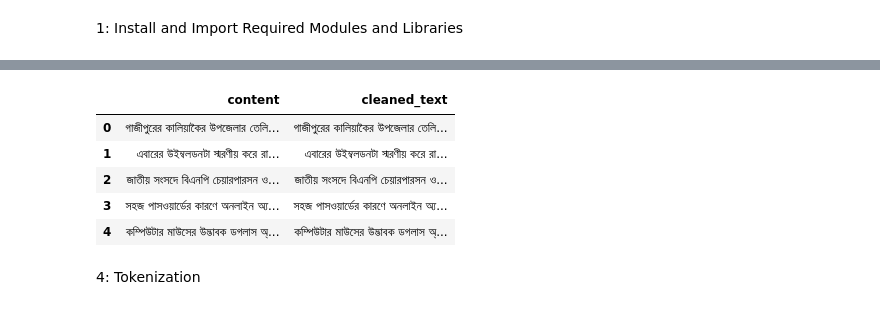
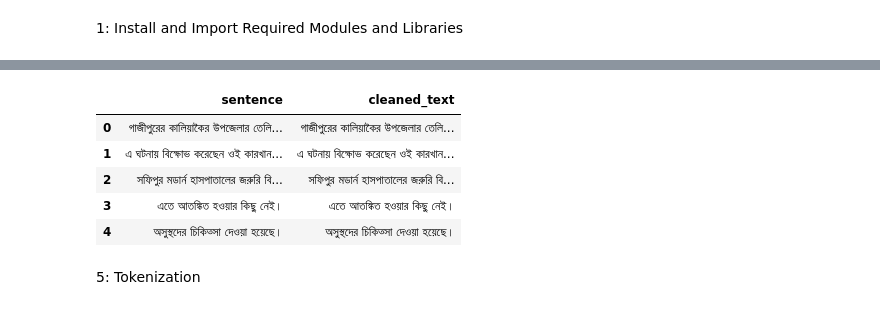
Before and after one commit to thetrishir/Brammerly, a Jupyter notebook: data_preparation.ipynb, the cells around one changed output, grey strips where cells are left out. Saved outputs shown, nothing was run; the diff lists cells and outputs as text; code cells hidden in the pictures.

```diff
--- a/data_preparation.ipynb
+++ b/data_preparation.ipynb
@@ -63,0 +79,14 @@ memory usage: 312.6+ KB
+# %%
+def bangla_articles_sentence(text):
+    # Regular expression pattern for Bangla sentence boundaries (assuming sentences end with punctuation)
+    sentences = re.split(r'(?<=[।?!])', text)
+    return [sentence.strip() for sentence in sentences if sentence]
+
+# Create a new DataFrame with one sentence per row
+df = pd.DataFrame({
+    'sentence': [sentence for article in main_data['content'].fillna('') for sentence in bangla_articles_sentence(article)]
+})
+
+df.info()
+df
+#print(df['sentence'].iloc[5])
@@ -65,0 +131,5 @@ memory usage: 312.6+ KB
+# %%
+#remove duplicate values
+df.drop_duplicates(inplace=True)
+
+print('Number of available rows after dropping duplicates:',df.shape[0])
@@ -65,0 +138,14 @@ memory usage: 312.6+ KB
+# %%
+# Count rows with only one word, one letter, only punctuation, or only whitespace
+counts = {
+    "one_word": df['sentence'].str.match(r'^[\u0980-\u09FF]+$|^\w+$').sum(),
+    "one_letter": df['sentence'].str.match(r'^[\u0980-\u09FF]$|^[^\W\d_]$').sum(),
+    "only_punctuation": df['sentence'].str.match(r'^[^\w\s]+$').sum(),
+    "only_space": df['sentence'].str.match(r'^\s*$').sum(),
+}
+print("Counts:", counts)
+
+# Drop rows in 'sentence' column that contain only one word, one letter, punctuation, or whitespace
+df = df[~df['sentence'].str.match(r'^[\u0980-\u09FF]+$|^\w+$|^[\u0980-\u09FF]$|^[^\W\d_]$|^[^\w\s]+$|^\s*$', na=False)]
+
+df
@@ -66,24 +167,22 @@ memory usage: 312.6+ KB
 # %%
+# Keep only Bangla characters and remove punctuation or symbols or unnecessary whitespace
 def clean_text(text):
-    # Check if text is a string, otherwise convert to an empty string
-    if not isinstance(text, str):
-        text = ""
-    # Keep only Bangla characters and remove punctuation or symbols or unnecessary whitespace
-    text = re.sub(r'[^\u0980-\u09FF\s]', '', text)  # Keep only Bangla characters
+    bangla_punctuation = r'!"#$%&\'()*+,-./:;<=>?@[\\]^_`{|}~।ঃ' #
+    text = re.sub(r'[^\u0980-\u09FF\s' + bangla_punctuation + ']', '', text)  # Keep only Bangla characters without punctuation
     text = re.sub(r'\s+', ' ', text).strip()  # Remove extra spaces
     return text
 
-df['cleaned_text'] = df['content'].apply(clean_text)
-df[['content', 'cleaned_text']].head()
+df['cleaned_text'] = df['sentence'].apply(clean_text)
+df[['sentence', 'cleaned_text']].head()
 # %% [output]
-|  | content | cleaned_text |
+|  | sentence | cleaned_text |
 | 0 | গাজীপুরের কালিয়াকৈর উপজেলার তেলি... | গাজীপুরের কালিয়াকৈর উপজেলার তেলি... |
-| 1 | এবারের উইম্বলডনটা স্মরণীয় করে রা... | এবারের উইম্বলডনটা স্মরণীয় করে রা... |
-| 2 | জাতীয় সংসদে বিএনপি চেয়ারপারসন ও... | জাতীয় সংসদে বিএনপি চেয়ারপারসন ও... |
-| 3 | সহজ পাসওয়ার্ডের কারণে অনলাইন অ্য... | সহজ পাসওয়ার্ডের কারণে অনলাইন অ্য... |
-| 4 | কম্পিউটার মাউসের উদ্ভাবক ডগলাস অ্... | কম্পিউটার মাউসের উদ্ভাবক ডগলাস অ্... |
+| 1 | এ ঘটনায় বিক্ষোভ করেছেন ওই কারখান... | এ ঘটনায় বিক্ষোভ করেছেন ওই কারখান... |
+| 2 | সফিপুর মডার্ন হাসপাতালের জরুরি বি... | সফিপুর মডার্ন হাসপাতালের জরুরি বি... |
+| 3 | এতে আতঙ্কিত হওয়ার কিছু নেই। | এতে আতঙ্কিত হওয়ার কিছু নেই। |
+| 4 | অসুস্থদের চিকিত্সা দেওয়া হয়েছে। | অসুস্থদের চিকিত্সা দেওয়া হয়েছে। |
 # %% [markdown]
-4: Tokenization
+5: Tokenization
 # %%
 # Initialize tokenizer
 tokenizer = NLTKTokenizer()
```
Also changed, not shown: parts of 27 cells of this notebook.
